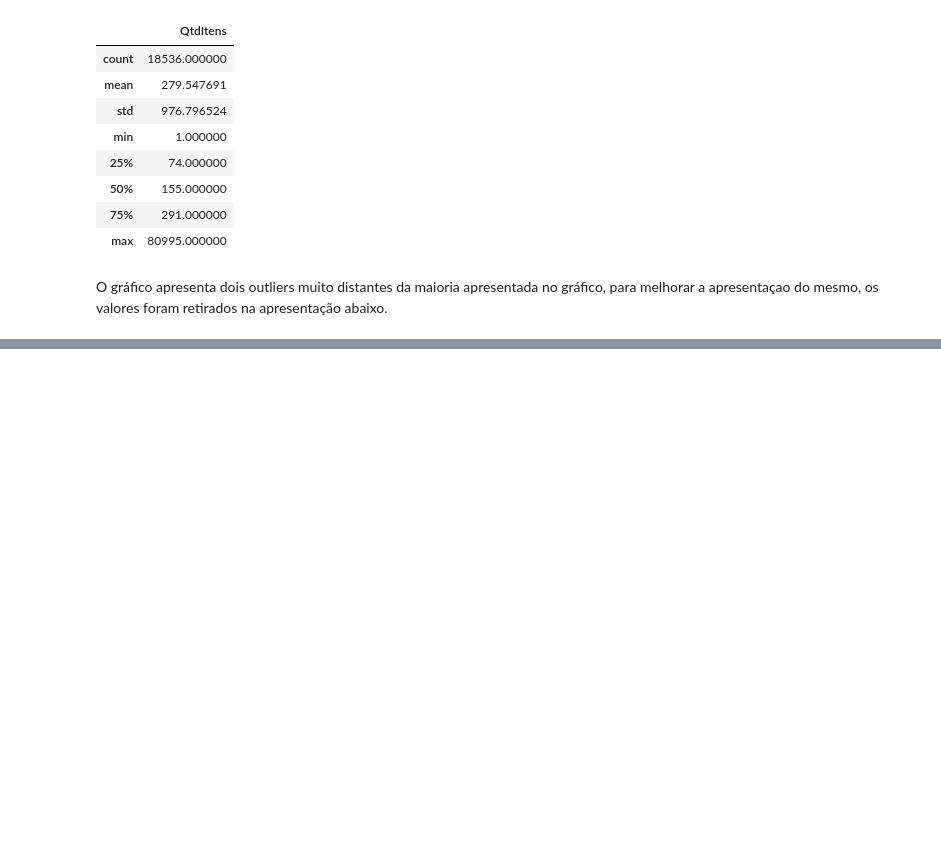
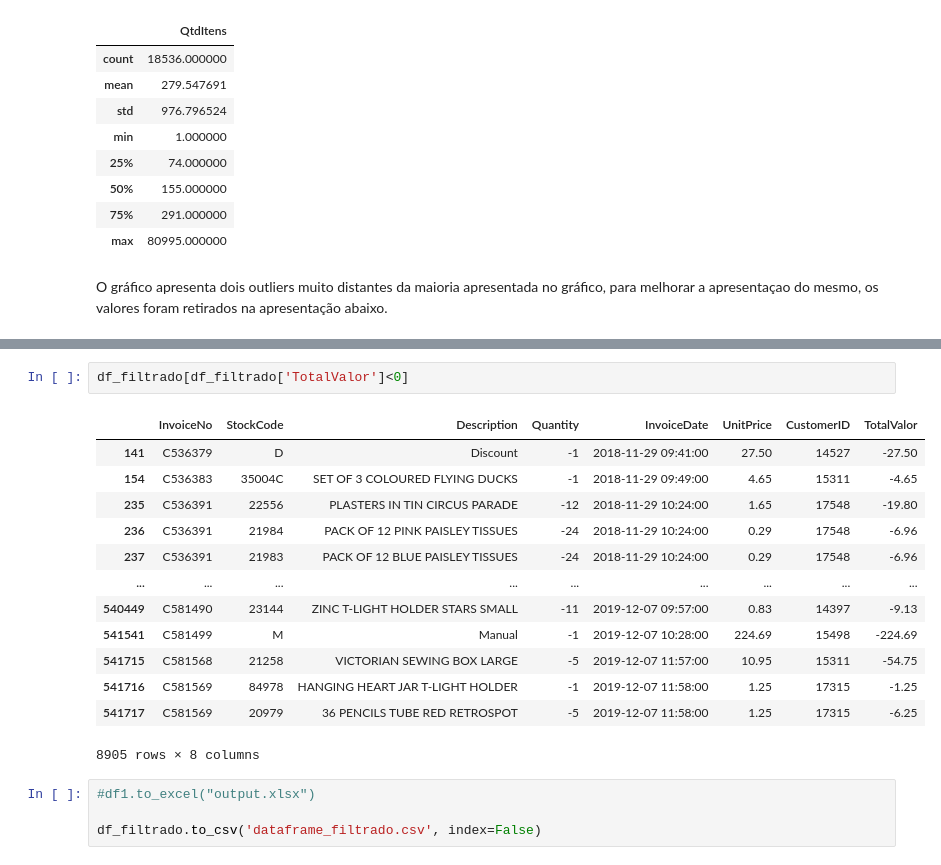
Before and after one commit to patriciamgcosta/projeto_final, a Jupyter notebook: Untitled-1.ipynb, the cells around one changed output, grey strips where cells are left out. Cells and saved outputs as stored; diff of their text form; blank space fills up the shorter version.

```diff
--- a/Untitled-1.ipynb
+++ b/Untitled-1.ipynb
@@ -216,0 +238,20 @@ graph_itens_invoice_ret
+# %%
+df_filtrado[df_filtrado['TotalValor']<0]
+# %% [output]
+|  | InvoiceNo | StockCode | Description | Quantity | InvoiceDate | UnitPrice | CustomerID | TotalValor |
+| 141 | C536379 | D | Discount | -1 | 2018-11-29 09:41:00 | 27.50 | 14527 | -27.50 |
+| 154 | C536383 | 35004C | SET OF 3 COLOURED FLYING DUCKS | -1 | 2018-11-29 09:49:00 | 4.65 | 15311 | -4.65 |
+| 235 | C536391 | 22556 | PLASTERS IN TIN CIRCUS PARADE | -12 | 2018-11-29 10:24:00 | 1.65 | 17548 | -19.80 |
+| 236 | C536391 | 21984 | PACK OF 12 PINK PAISLEY TISSUES | -24 | 2018-11-29 10:24:00 | 0.29 | 17548 | -6.96 |
+| 237 | C536391 | 21983 | PACK OF 12 BLUE PAISLEY TISSUES | -24 | 2018-11-29 10:24:00 | 0.29 | 17548 | -6.96 |
+| ... | ... | ... | ... | ... | ... | ... | ... | ... |
+| 540449 | C581490 | 23144 | ZINC T-LIGHT HOLDER STARS SMALL | -11 | 2019-12-07 09:57:00 | 0.83 | 14397 | -9.13 |
+| 541541 | C581499 | M | Manual | -1 | 2019-12-07 10:28:00 | 224.69 | 15498 | -224.69 |
+| 541715 | C581568 | 21258 | VICTORIAN SEWING BOX LARGE | -5 | 2019-12-07 11:57:00 | 10.95 | 15311 | -54.75 |
+| 541716 | C581569 | 84978 | HANGING HEART JAR T-LIGHT HOLDER | -1 | 2019-12-07 11:58:00 | 1.25 | 17315 | -1.25 |
+| 541717 | C581569 | 20979 | 36 PENCILS TUBE RED RETROSPOT | -5 | 2019-12-07 11:58:00 | 1.25 | 17315 | -6.25 |
+8905 rows × 8 columns
+# %%
+#df1.to_excel("output.xlsx")
+
+df_filtrado.to_csv('dataframe_filtrado.csv', index=False)
```
Also changed, not shown: parts of 8 cells of this notebook, 2 other files.
